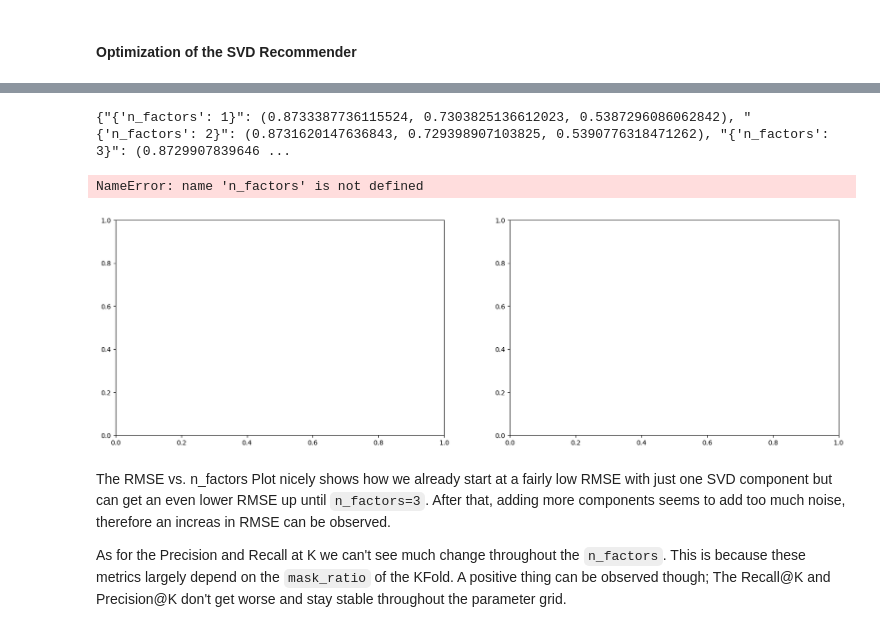
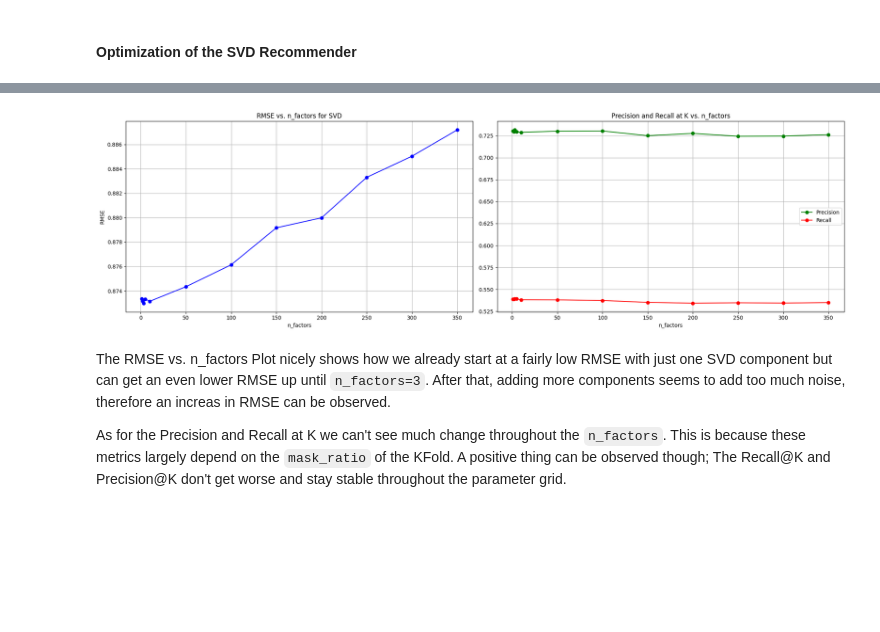
Before and after one commit to okaynils/fhnw-ds-rsy, a Jupyter notebook: MiniChallenge/RSY_ MiniChallenge_FS24.ipynb, the cells around one changed output, grey strips where cells are left out. Cells and saved outputs as stored; diff of their text form; code cells hidden in the pictures; blank space fills up the shorter version.

Commit message:
added result.csv

```diff
--- a/MiniChallenge/RSY_ MiniChallenge_FS24.ipynb
+++ b/MiniChallenge/RSY_ MiniChallenge_FS24.ipynb
@@ -1570,42 +1550,35 @@ results
 # %%
 n_factors = []
 rmse_values = []
 precision_values = []
 recall_values = []
 
-# Parse the results dictionary
-for key, metrics in svd_results.items():
-    params = ast.literal_eval(key)  # Convert string key to a dictionary
+for key, metrics in results.items():
+    params = ast.literal_eval(key)
     n_factors.append(params['n_factors'])
     rmse_values.append(metrics[0])
     precision_values.append(metrics[1])
     recall_values.append(metrics[2])
 
-# Create the plots
 fig, (ax1, ax2) = plt.subplots(1, 2, figsize=(20, 6))
 
-# Plot for RMSE vs. n_factors
 ax1.plot(n_factors, rmse_values, marker='o', color='blue')
 ax1.set_title('RMSE vs. n_factors for SVD')
 ax1.set_xlabel('n_factors')
 ax1.set_ylabel('RMSE')
 ax1.grid(True)
 
-# Plot for Precision and Recall vs. n_factors
 ax2.plot(n_factors, precision_values, marker='o', label='Precision', color='green')
 ax2.plot(n_factors, recall_values, marker='o', label='Recall', color='red')
 ax2.set_title('Precision and Recall at K vs. n_factors')
 ax2.set_xlabel('n_factors')
 ax2.legend()
 ax2.grid(True)
 
-# Adjust layout
 plt.tight_layout()
 plt.show()
 # %% [output]
-{"{'n_factors': 1}": (0.8733387736115524, 0.7303825136612023, 0.5387296086062842), "{'n_factors': 2}": (0.8731620147636843, 0.729398907103825, 0.5390776318471262), "{'n_factors': 3}": (0.8729907839646 ...
-NameError: name 'n_factors' is not defined
-[figure, old version]
+[figure, new version]
 # %% [markdown]
 The RMSE vs. n_factors Plot nicely shows how we already start at a fairly low RMSE with just one SVD component but can get an even lower RMSE up until `n_factors=3`. After that, adding more components seems to add too much noise, therefore an increas in RMSE can be observed.
 
```
Also changed, not shown: parts of 4 cells of this notebook.
